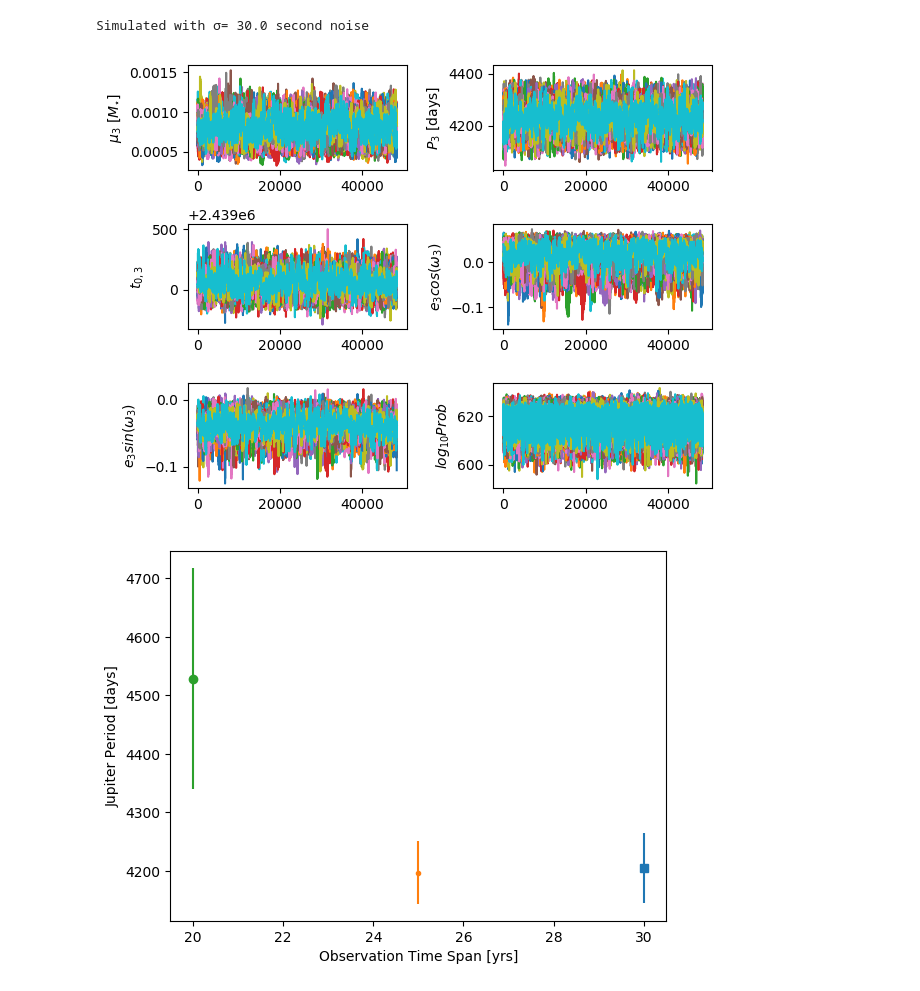
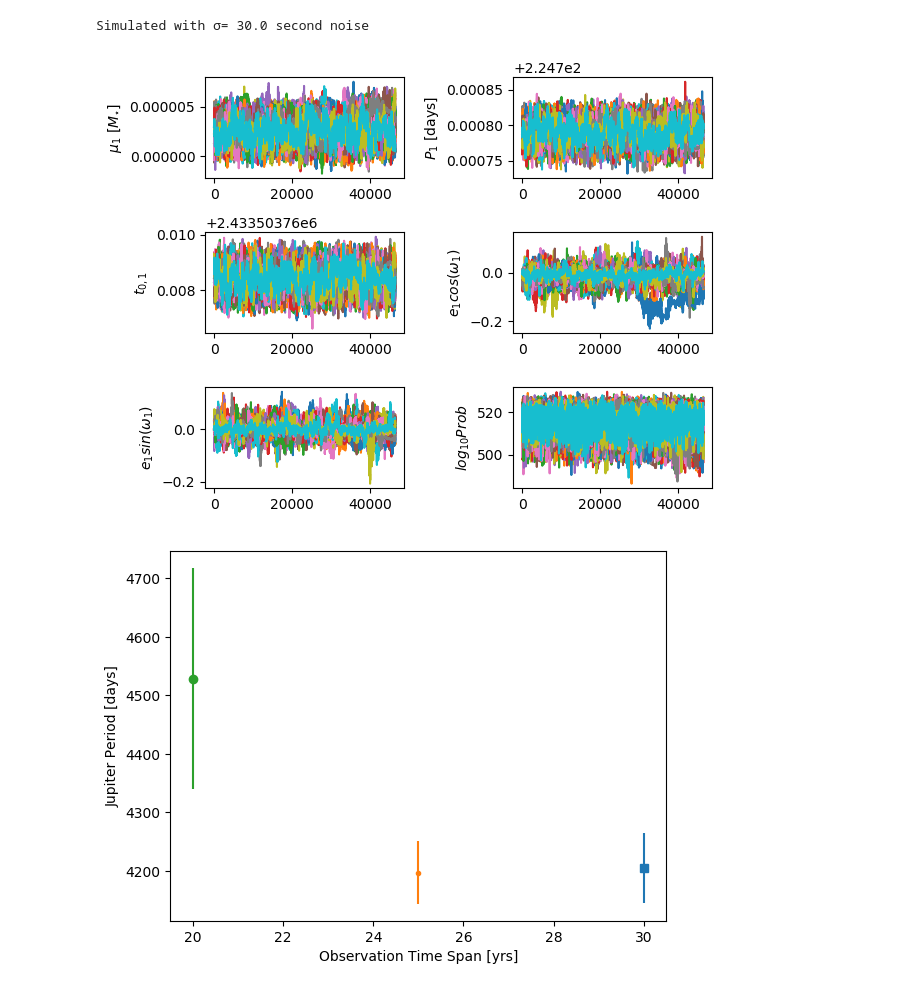
Before and after one commit to bmlindor/ttv_ss, a Jupyter notebook: runs.ipynb, the cells around one changed output. Drawn from its saved outputs; the diff is of its cells as text; code cells hidden in the pictures.

```diff
--- a/runs.ipynb
+++ b/runs.ipynb
@@ -56,11 +56,11 @@ plot_likelihood(p_32,p_mc32,50,false)
 Simulated with σ= 30.0 second noise
 # %%
 include("plot_emcee.jl")
-plot_emcee(p_mc13,"jupiter")
-# savefig("IMAGES/traces/p_mc13v.png")
+plot_emcee(m_mc93,"venus")
+savefig("IMAGES/traces/m_mc93v.png")
 # xlim(-1,10)
 # %% [output]
-[figure, old version]
+[figure, new version]
 # %%
 function plot_col(col_num)
 errorbar(30,mean(p_mc33["par_mcmc"][:,p_mc33["iburn"]:p_mc33["nsteps"],col_num]),std(p_mc33["par_mcmc"][:,p_mc33["iburn"]:p_mc33["nsteps"],col_num]),fmt="s")#,color="black",mec="black",mfc="white")
```
Also changed, not shown: parts of 21 cells of this notebook, 26 other files.
